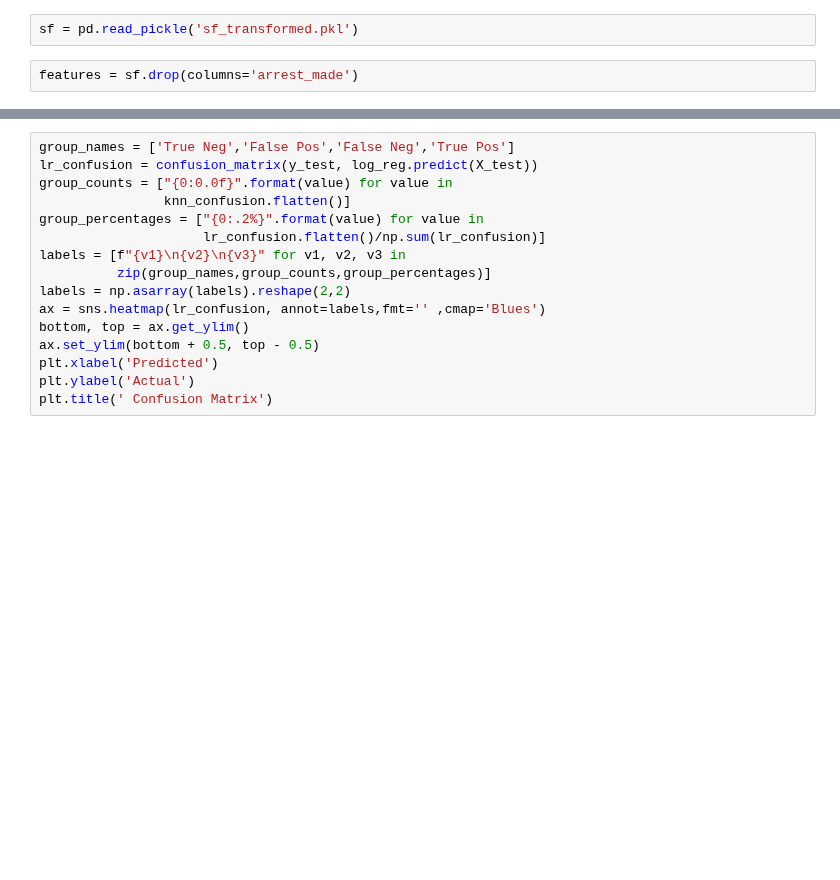
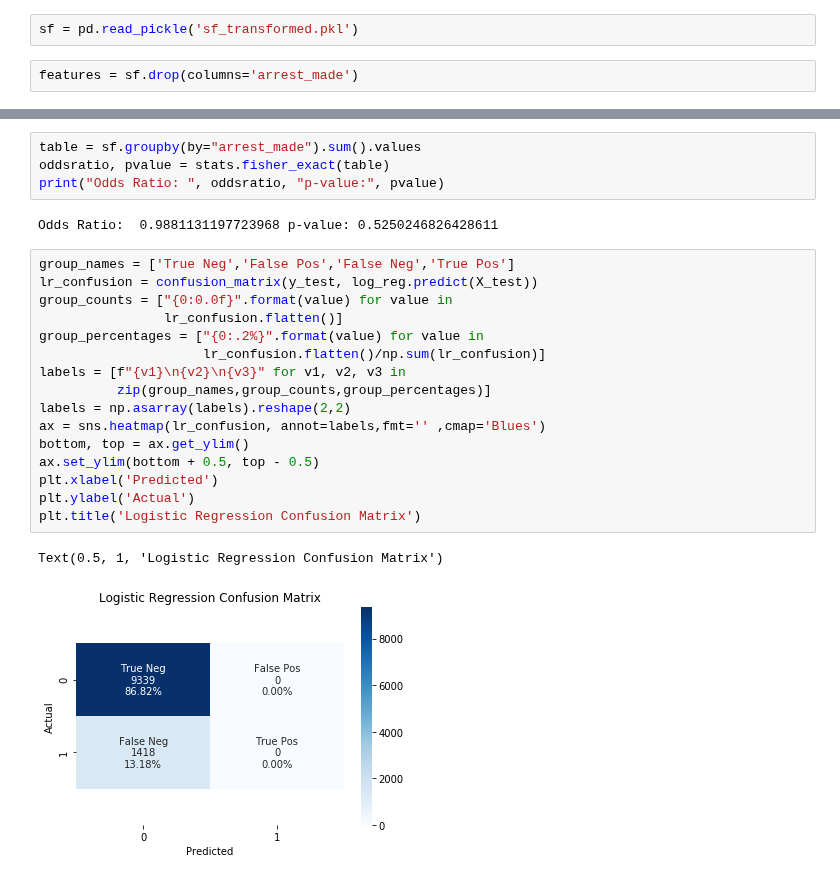
Before and after one commit to tahentx/pv_workbook, a Jupyter notebook: datascience/policing/sf_pipeline.ipynb, the cells around one changed output, grey strips where cells are left out. Drawn from its saved outputs; the diff is of its cells as text; blank space fills up the shorter version.

```diff
--- a/datascience/policing/sf_pipeline.ipynb
+++ b/datascience/policing/sf_pipeline.ipynb
@@ -91,19 +145,28 @@ Test set:  86.57%
+# %%
+table = sf.groupby(by="arrest_made").sum().values
+oddsratio, pvalue = stats.fisher_exact(table)
+print("Odds Ratio: ", oddsratio, "p-value:", pvalue)
+# %% [output]
+Odds Ratio:  0.9881131197723968 p-value: 0.5250246826428611
 # %%
 group_names = ['True Neg','False Pos','False Neg','True Pos']
 lr_confusion = confusion_matrix(y_test, log_reg.predict(X_test))
 group_counts = ["{0:0.0f}".format(value) for value in
-                knn_confusion.flatten()]
+                lr_confusion.flatten()]
 group_percentages = ["{0:.2%}".format(value) for value in
                      lr_confusion.flatten()/np.sum(lr_confusion)]
 labels = [f"{v1}\n{v2}\n{v3}" for v1, v2, v3 in
           zip(group_names,group_counts,group_percentages)]
 labels = np.asarray(labels).reshape(2,2)
 ax = sns.heatmap(lr_confusion, annot=labels,fmt='' ,cmap='Blues')
 bottom, top = ax.get_ylim()
 ax.set_ylim(bottom + 0.5, top - 0.5)
 plt.xlabel('Predicted')
 plt.ylabel('Actual')
-plt.title(' Confusion Matrix')
+plt.title('Logistic Regression Confusion Matrix')
+# %% [output]
+Text(0.5, 1, 'Logistic Regression Confusion Matrix')
+[figure, added]
 # %%
 knn = KNeighborsClassifier(n_neighbors=5)
 knn.fit(X_train, y_train)
```
Also changed, not shown: parts of 19 cells of this notebook.
